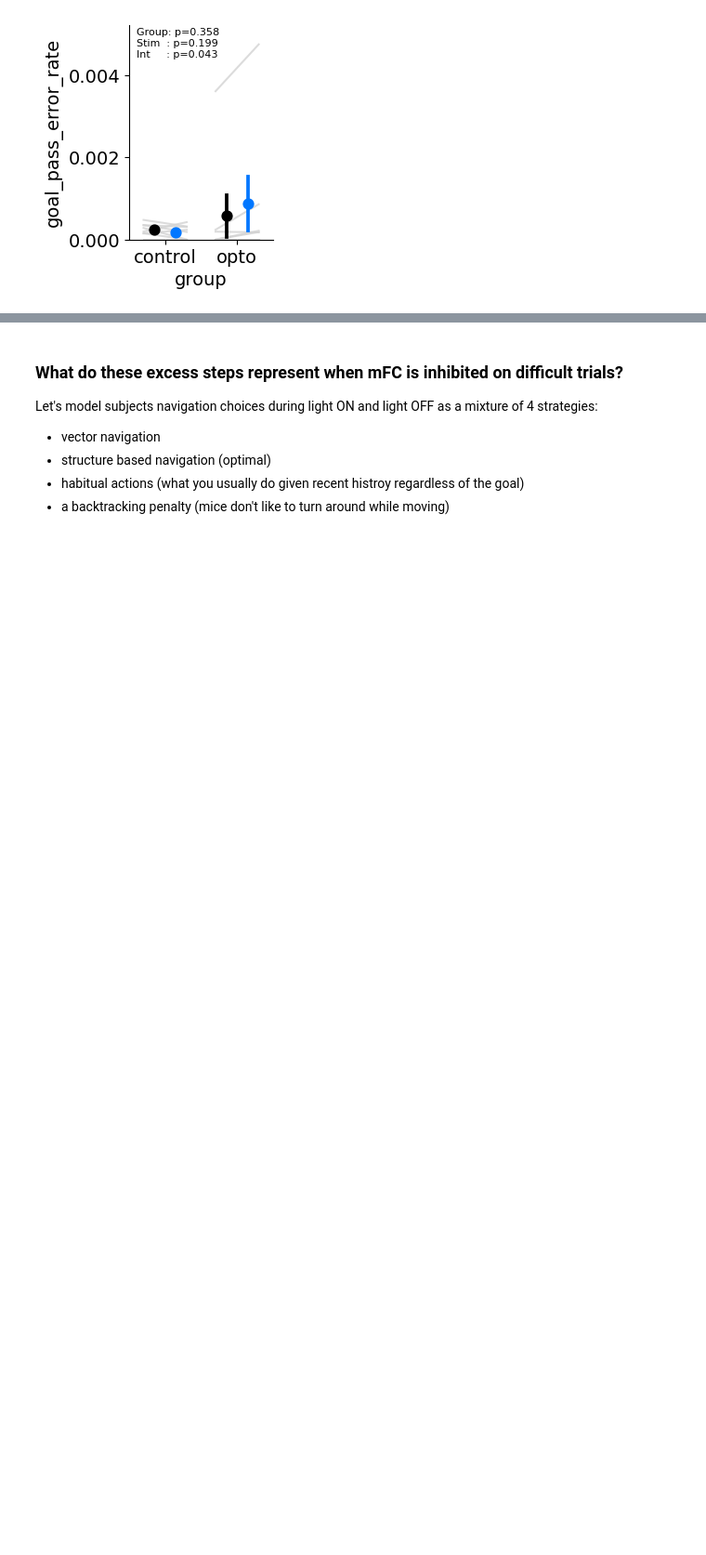
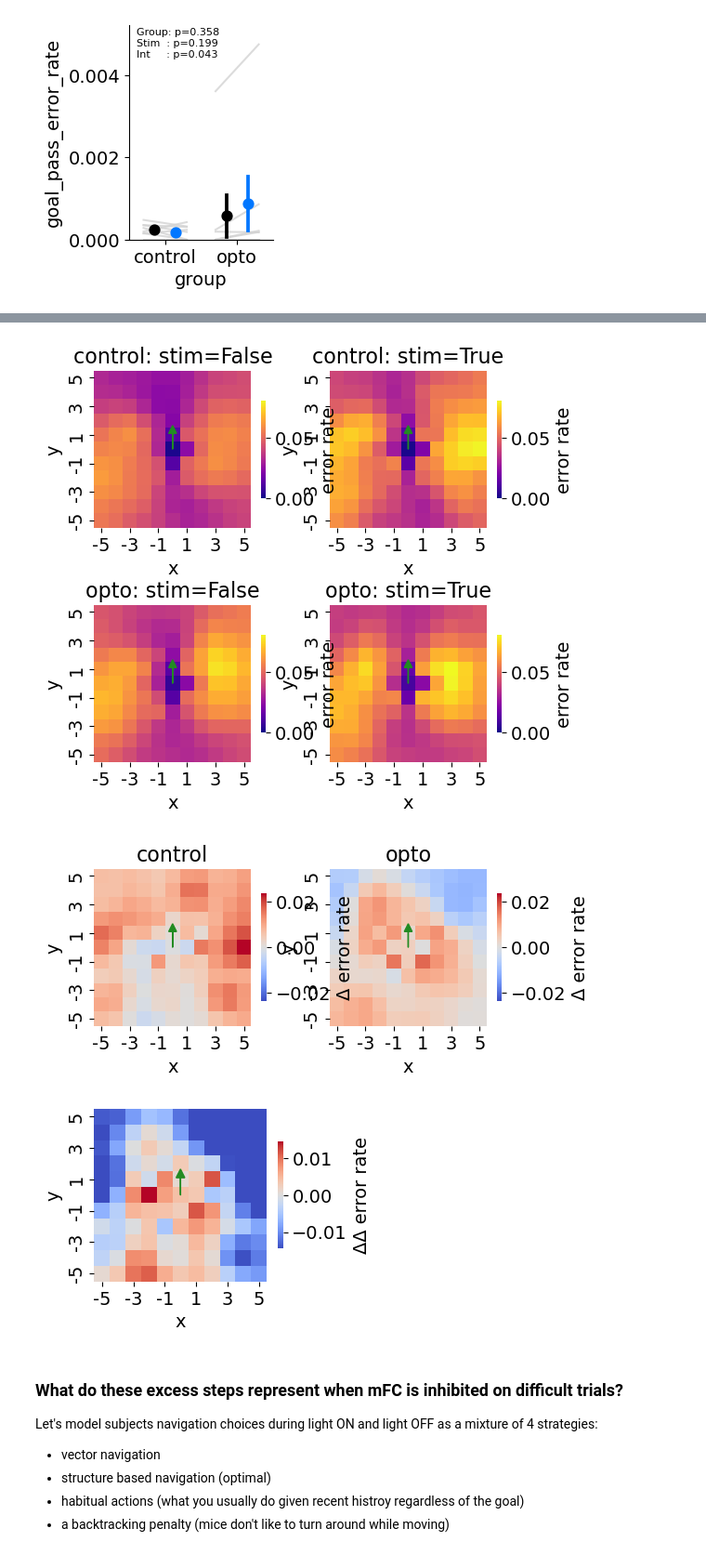
Before and after one commit to peterdoohan/goalNav_mFC-opto3, a Jupyter notebook: code/Notebooks/performance_metrics.ipynb, the cells around one changed output, grey strips where cells are left out. Shown at 93% size. Drawn from its saved outputs; the diff is of its cells as text; code cells hidden in the pictures; blank space fills up the shorter version.

```diff
--- a/code/Notebooks/performance_metrics.ipynb
+++ b/code/Notebooks/performance_metrics.ipynb
@@ -339,3 +361,18 @@ for maze in ["maze_1", "maze_2"]:
+# %%
+from GridMaze.analysis.errors import egocentric_error_maps as em
+
+reload(em)
+ego_df = em.get_egocentric_error_map_df(error_df, smooth_sigma_levels=(0.0, 1, 2.5))
+# %%
+for plt_as, colormap in zip(
+    ["raw", "delta", "delta_delta"],
+    ["plasma", "coolwarm", "coolwarm"],
+):
+    em.plot_egocentric_error_map_summary(ego_df, wmax=5, plot_as=plt_as, colormap=colormap)
+# %% [output]
+[figure, added]
+[figure, added]
+[figure, added]
 # %% [markdown]
 ### What do these excess steps represent when mFC is inhibited on difficult trials?
 Let's model subjects navigation choices during light ON and light OFF as a mixture of 4 strategies:
```
Also changed, not shown: parts of 4 cells of this notebook, 1 other file.
